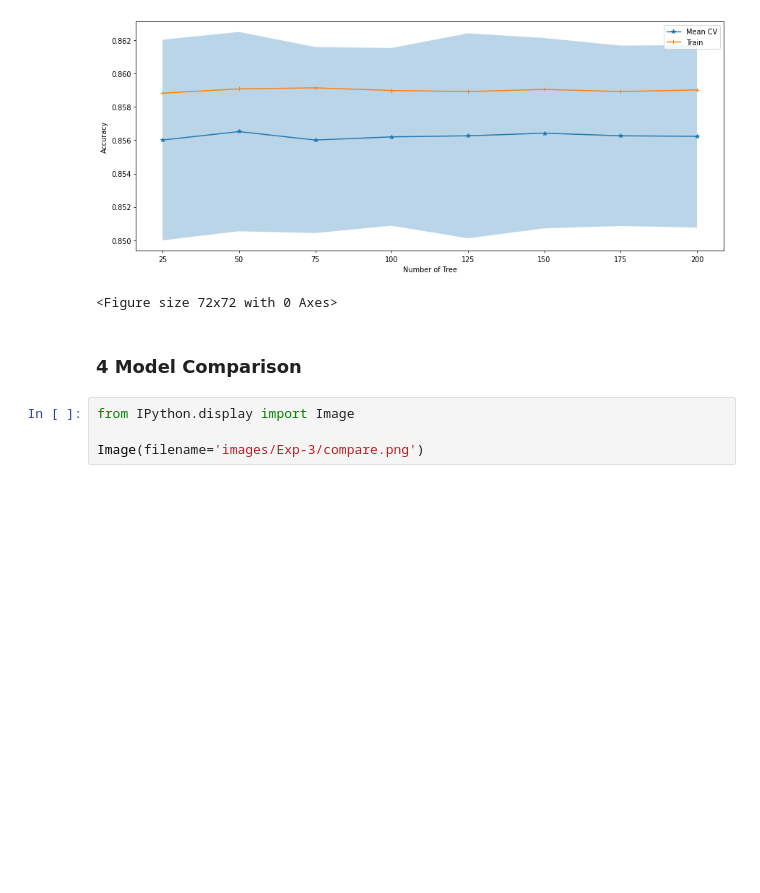
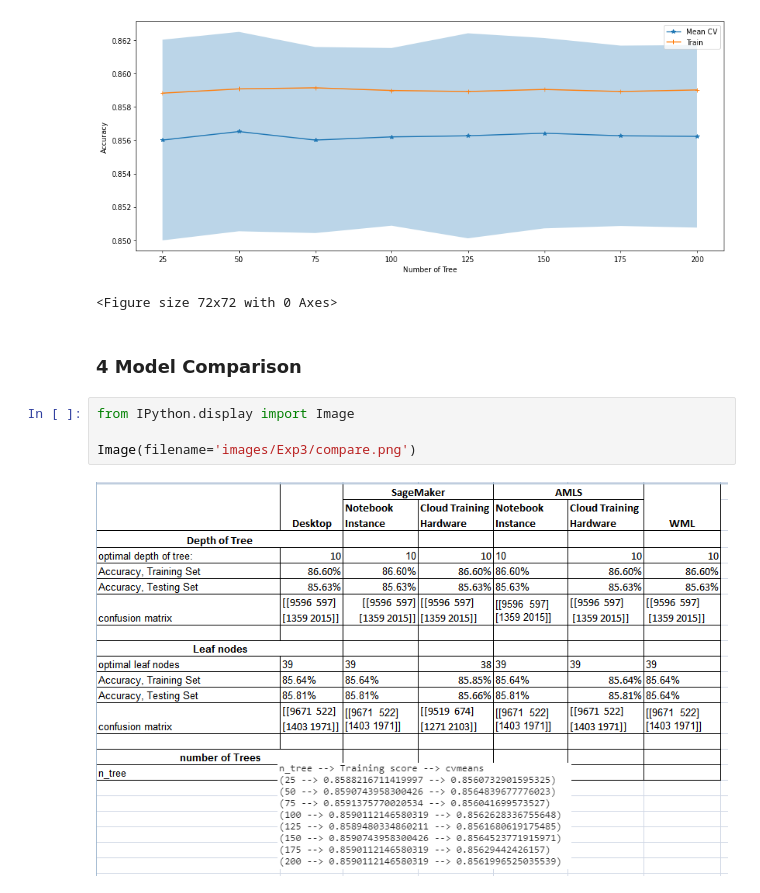
Before and after one commit to habtamu/adversarial-robustness-toolbox, a Jupyter notebook: notebooks/Exp3_DecisionTree.ipynb, the cells around one changed output. Drawn from its saved outputs; the diff is of its cells as text; blank space fills up the shorter version.

```diff
--- a/notebooks/Exp3_DecisionTree.ipynb
+++ b/notebooks/Exp3_DecisionTree.ipynb
@@ -2728,4 +2749,6 @@ Actual
 # %%
 from IPython.display import Image
 
-Image(filename='images/Exp-3/compare.png')
+Image(filename='images/Exp3/compare.png')
+# %% [output]
+[figure, added]
```
Also changed, not shown: parts of 15 cells of this notebook, 8 other files.
